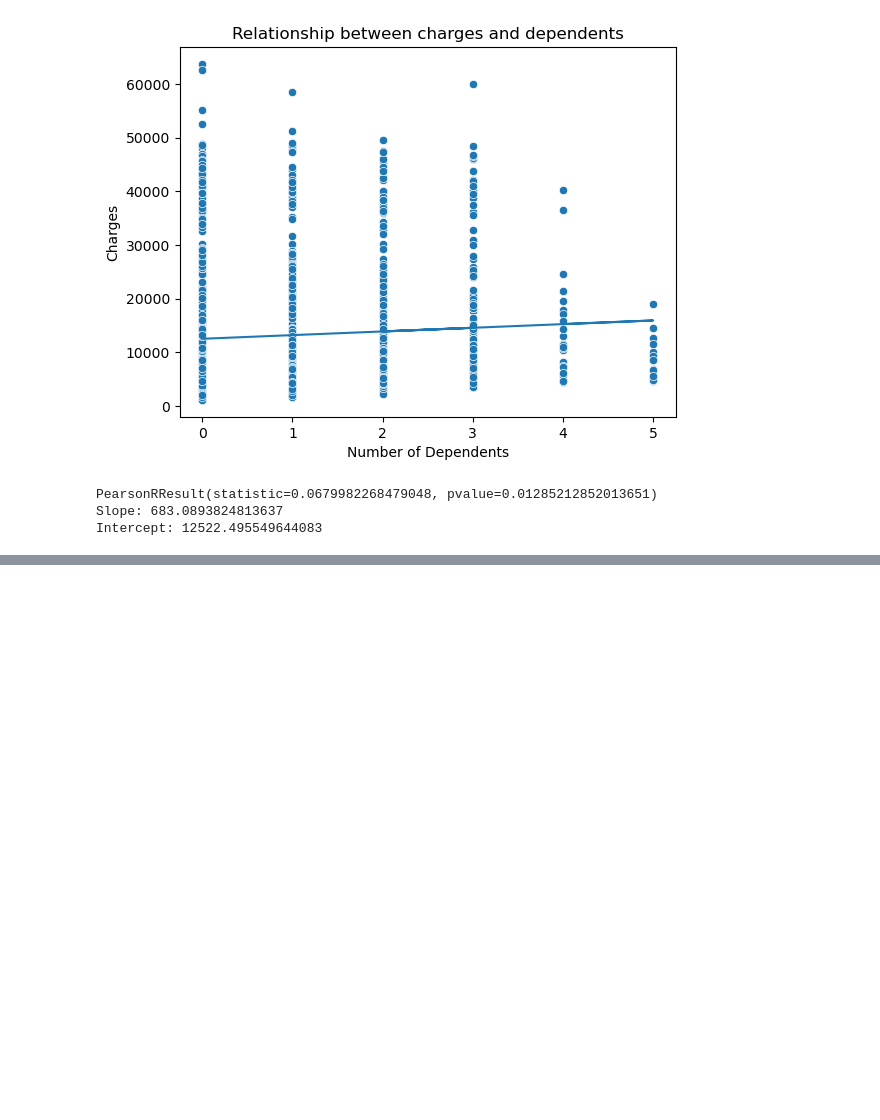
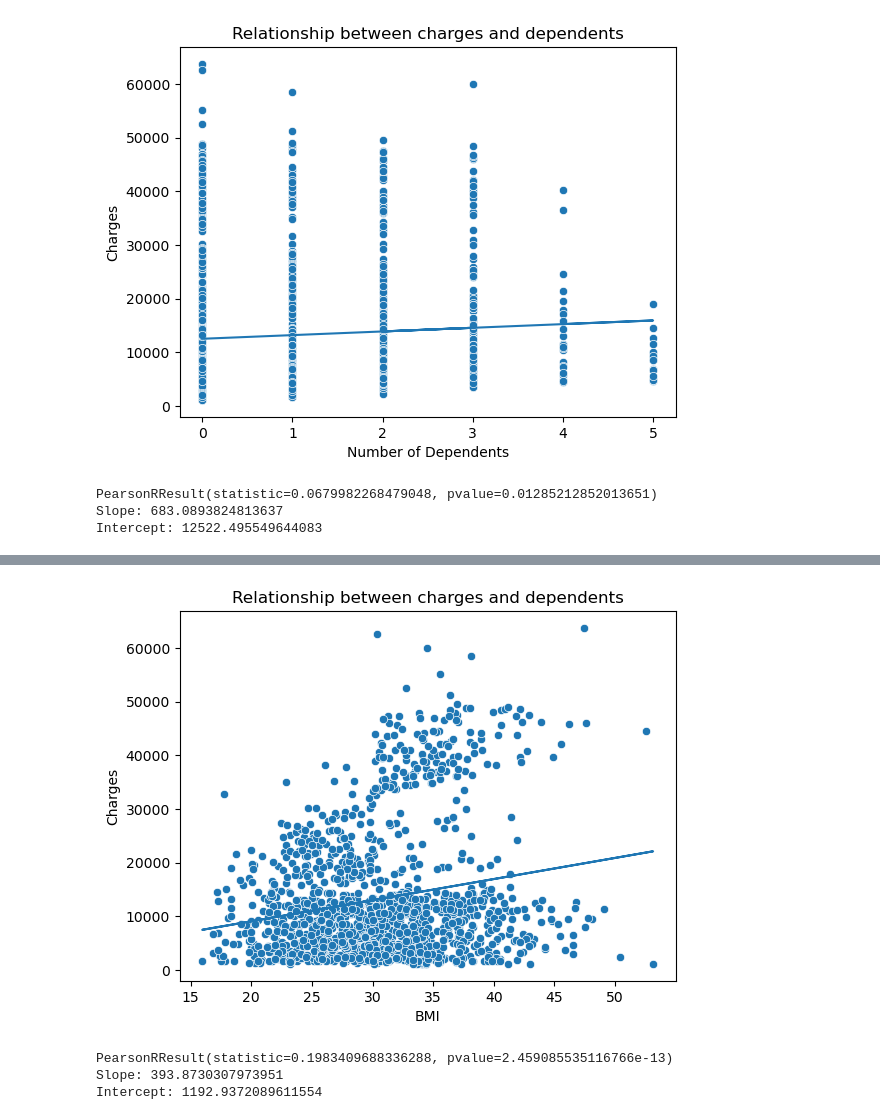
Before and after one commit to jpjavier23/story_case_study, a Jupyter notebook: insurance_charging_determinants.ipynb, the cells around one changed output, grey strips where cells are left out. Cells and saved outputs as stored; diff of their text form; code cells hidden in the pictures; blank space fills up the shorter version.

```diff
--- a/insurance_charging_determinants.ipynb
+++ b/insurance_charging_determinants.ipynb
@@ -138,0 +181,20 @@ plt.show()
+# %%
+bmi_a, bmi_b = np.polyfit(df1['bmi'], df1['charges'], 1)
+bmi_x = np.array(df1['bmi'].unique())
+bmi_y = (bmi_a*bmi_x) + bmi_b
+bmi_r = pearsonr(df1['bmi'], df1['charges'])
+# %%
+bmi = sns.scatterplot(x = df1['bmi'], y = df1['charges'])
+bmi = plt.plot(bmi_x, bmi_y)
+bmi = plt.xlabel('BMI')
+bmi = plt.ylabel('Charges')
+bmi = plt.title('Relationship between charges and dependents')
+plt.show()
+
+print(bmi_r)
+print(f'Slope: {bmi_a}\nIntercept: {bmi_b}')
+# %% [output]
+[figure, added]
+PearsonRResult(statistic=0.1983409688336288, pvalue=2.459085535116766e-13)
+Slope: 393.8730307973951
+Intercept: 1192.9372089611554
```
Also changed, not shown: parts of 21 cells of this notebook.
